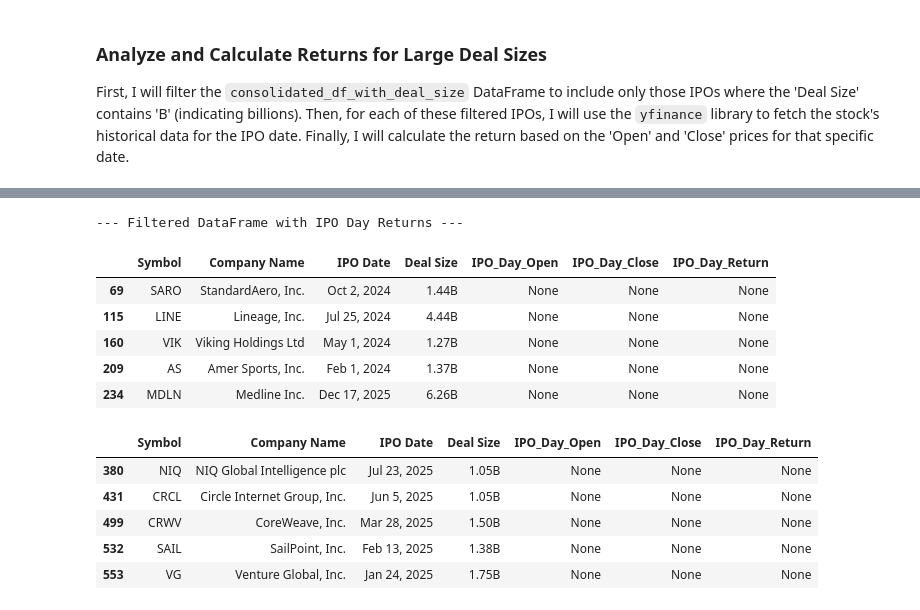
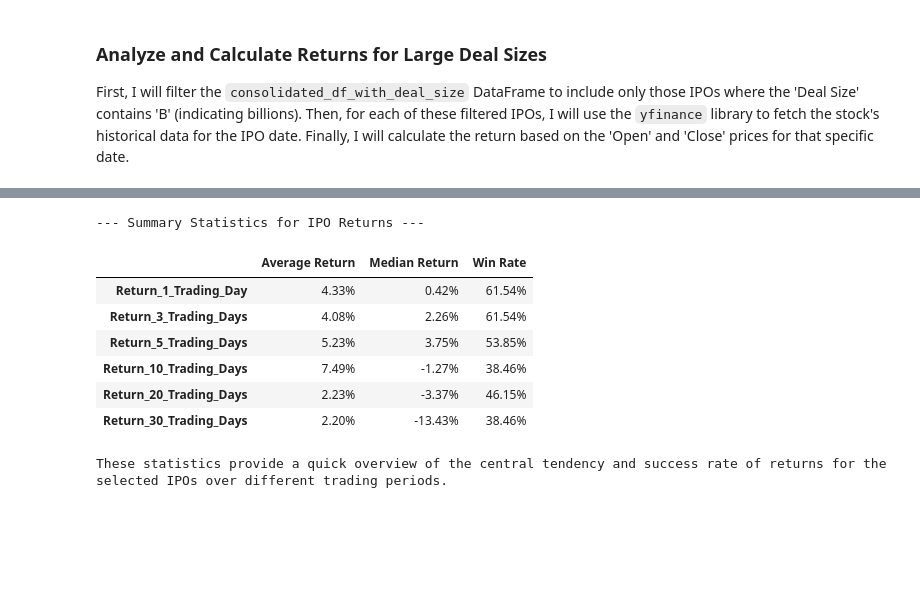
Before and after one commit to jhenningsen/Equity_Analysis, a Jupyter notebook: Misc/IPO.ipynb, the cells around one changed output, grey strips where cells are left out. Drawn from its saved outputs; the diff is of its cells as text; code cells hidden in the pictures; blank space fills up the shorter version.

```diff
--- a/Misc/IPO.ipynb
+++ b/Misc/IPO.ipynb
@@ -182,18 +329,45 @@ Found 13 *past* IPOs with 'B' in 'Deal Size'. Attempting to fetch historical sto
-# %%
-print("--- Filtered DataFrame with IPO Day Returns ---")
-display(filtered_df[['Symbol', 'Company Name', 'IPO Date', 'Deal Size', 'IPO_Day_Open', 'IPO_Day_Close', 'IPO_Day_Return']].head())
-display(filtered_df[['Symbol', 'Company Name', 'IPO Date', 'Deal Size', 'IPO_Day_Open', 'IPO_Day_Close', 'IPO_Day_Return']].tail())
-# %% [output]
---- Filtered DataFrame with IPO Day Returns ---
-|  | Symbol | Company Name | IPO Date | Deal Size | IPO_Day_Open | IPO_Day_Close | IPO_Day_Return |
-| 69 | SARO | StandardAero, Inc. | Oct 2, 2024 | 1.44B | None | None | None |
-| 115 | LINE | Lineage, Inc. | Jul 25, 2024 | 4.44B | None | None | None |
-| 160 | VIK | Viking Holdings Ltd | May 1, 2024 | 1.27B | None | None | None |
-| 209 | AS | Amer Sports, Inc. | Feb 1, 2024 | 1.37B | None | None | None |
-| 234 | MDLN | Medline Inc. | Dec 17, 2025 | 6.26B | None | None | None |
-|  | Symbol | Company Name | IPO Date | Deal Size | IPO_Day_Open | IPO_Day_Close | IPO_Day_Return |
-| 380 | NIQ | NIQ Global Intelligence plc | Jul 23, 2025 | 1.05B | None | None | None |
-| 431 | CRCL | Circle Internet Group, Inc. | Jun 5, 2025 | 1.05B | None | None | None |
-| 499 | CRWV | CoreWeave, Inc. | Mar 28, 2025 | 1.50B | None | None | None |
-| 532 | SAIL | SailPoint, Inc. | Feb 13, 2025 | 1.38B | None | None | None |
-| 553 | VG | Venture Global, Inc. | Jan 24, 2025 | 1.75B | None | None | None |
+# %%
+print("\n--- Summary Statistics for IPO Returns ---")
+
+return_columns = [
+    'Return_1_Trading_Day',
+    'Return_3_Trading_Days',
+    'Return_5_Trading_Days',
+    'Return_10_Trading_Days',
+    'Return_20_Trading_Days',
+    'Return_30_Trading_Days'
+]
+
+summary_stats = pd.DataFrame(columns=['Average Return', 'Median Return', 'Win Rate'])
+
+for col in return_columns:
+    avg_return = filtered_df[col].mean()
+    median_return = filtered_df[col].median()
+
+    # Calculate Win Rate
+    positive_returns_count = (filtered_df[col] > 0).sum()
+    total_ipos = len(filtered_df)
+    if total_ipos > 0:
+        win_rate = positive_returns_count / total_ipos
+    else:
+        win_rate = 0.0 # Handle case where there are no IPOs
+
+    summary_stats.loc[col] = [avg_return, median_return, win_rate]
+
+display(summary_stats.style.format({
+    'Average Return': "{:.2%}",
+    'Median Return': "{:.2%}",
+    'Win Rate': "{:.2%}"
+}))
+
+print("\nThese statistics provide a quick overview of the central tendency and success rate of returns for the selected IPOs over different trading periods.")
+# %% [output]
+--- Summary Statistics for IPO Returns ---
+|  | Average Return | Median Return | Win Rate |
+| Return_1_Trading_Day | 4.33% | 0.42% | 61.54% |
+| Return_3_Trading_Days | 4.08% | 2.26% | 61.54% |
+| Return_5_Trading_Days | 5.23% | 3.75% | 53.85% |
+| Return_10_Trading_Days | 7.49% | -1.27% | 38.46% |
+| Return_20_Trading_Days | 2.23% | -3.37% | 46.15% |
+| Return_30_Trading_Days | 2.20% | -13.43% | 38.46% |
+These statistics provide a quick overview of the central tendency and success rate of returns for the selected IPOs over different trading periods.
```
Also changed, not shown: parts of 6 cells of this notebook.
